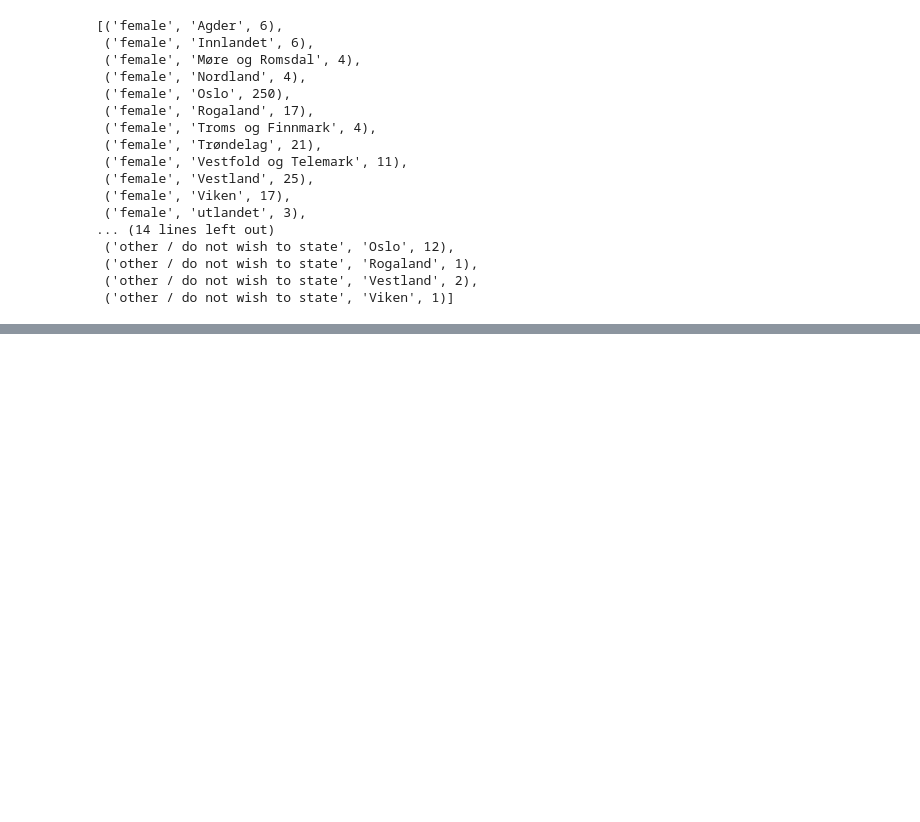
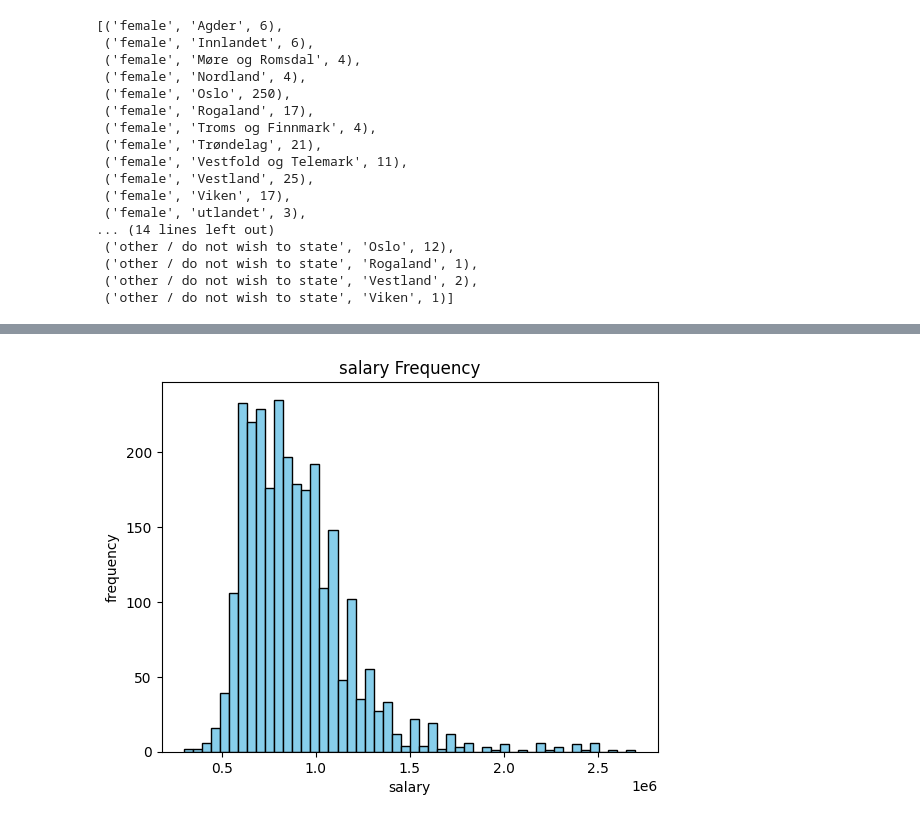
Before and after one commit to TatsianaMi/DataScience_HW, a Jupyter notebook: hw-03/hw-03.ipynb, the cells around one changed output, grey strips where cells are left out. Drawn from its saved outputs; the diff is of its cells as text; code cells hidden in the pictures; blank space fills up the shorter version.

```diff
--- a/hw-03/hw-03.ipynb
+++ b/hw-03/hw-03.ipynb
@@ -156,0 +191,4 @@ res.fetchall()
+# %%
+# загружаем в datafame результат выполнения запроса к БД.
+df = pd.read_sql_query(f"SELECT * FROM {table_name}", con)
+df.head(10)
@@ -156,0 +207,22 @@ res.fetchall()
+# %%
+import numpy as np
+import matplotlib.pyplot as plt
+import seaborn as sns
+def plottingHistogram(df: pd.DataFrame, xlabel: str, ylabel: str, title: str):
+    """
+    histogram(df: pd.DataFrame, xlabel: str, ylabel: str, title: str
+    Plotting a basic histogram. Adding labels and title
+    """
+
+    plt.hist(df[xlabel], bins=50, color='skyblue', edgecolor='black')
+
+    plt.xlabel(xlabel)
+    plt.ylabel(ylabel)
+    plt.title(title)
+
+    plt.show()
+    None
+
+plottingHistogram(df, 'salary', 'frequency', 'salary Frequency' )
+# %% [output]
+[figure, added]
```
Also changed, not shown: parts of 13 cells of this notebook, 11 other files.
